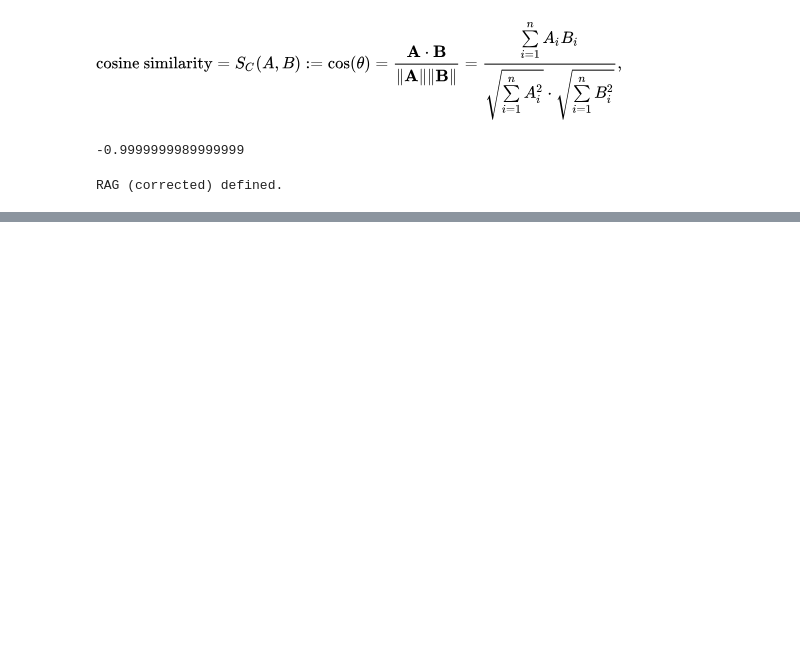
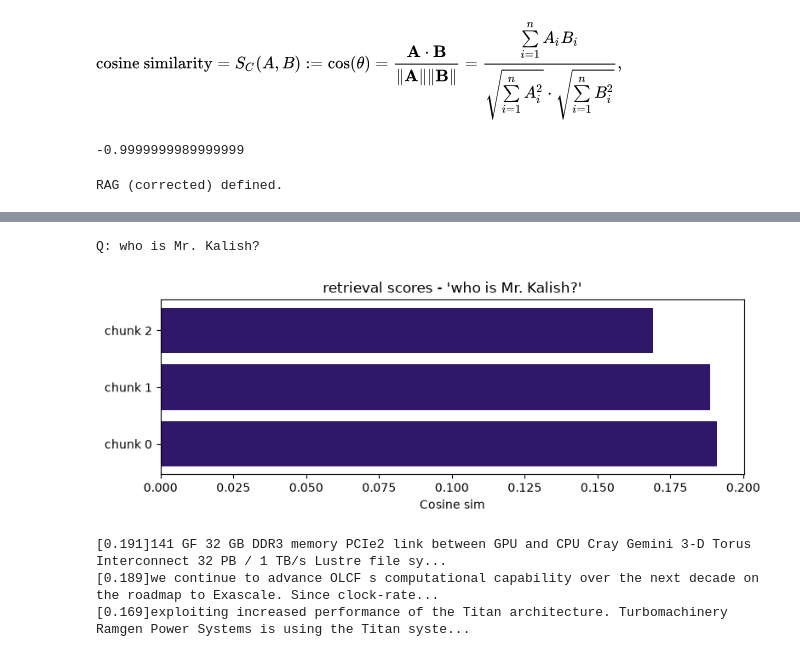
Before and after one commit to IoNiCx1/Multi-Head-attention-model, a Jupyter notebook: rag.ipynb, the cells around one changed output, grey strips where cells are left out. Saved outputs shown, nothing was run; the diff lists cells and outputs as text; code cells hidden in the pictures; blank space fills up the shorter version.

Commit message:
memory issue handled

```diff
--- a/rag.ipynb
+++ b/rag.ipynb
@@ -458,27 +474,24 @@ class RAG:
         self.lm    = lm
         self.tok   = tok
         self.store = VectorStore()
-        self._docs = []                      # fix: was self._dics
+        self._docs = []
 
     def _embed(self, text):
-        """Mean-pool token embeddings — fast retrieval proxy."""
         ids = self.tok.encode(text)[:self.lm.cfg.max_seq_len]
         return self.lm.emb.W[ids].mean(0)
 
     def add(self, text, chunk_words=50, overlap=10):
-        """Split doc into overlapping word windows; embed + index each chunk."""
         words = text.split()
         step  = max(1, chunk_words - overlap)
         for i in range(0, max(1, len(words) - chunk_words + 1), step):
             chunk = " ".join(words[i: i + chunk_words])
             self.store.add(chunk, self._embed(chunk))
-        self._docs.append(text)              # fix: was self._dics
+        self._docs.append(text)
 
     def retrieve(self, query, k=3):
         return self.store.search(self._embed(query), k)
 
     def answer(self, question, k=3, max_new=60, temperature=0.7):
-        """Retrieve top-k chunks, prepend as context, generate answer."""
         hits   = self.retrieve(question, k)
         ctx    = " | ".join(doc for doc, _ in hits)
         prompt = f"context : {ctx} question : {question} answer :"
@@ -487,18 +500,26 @@ class RAG:
         return self.tok.decode(gen[len(ids):])
 
     def train_on_docs(self, epochs=3, verbose=True):
-        """Fine-tune the LM on every indexed document (more data = better)."""
         if not self._docs:
             print("No documents added yet."); return
         T = self.lm.cfg.max_seq_len + 1
+
+        # Build the full chunk list once across ALL documents
+        all_chunks = []
+        for doc in self._docs:
+            ids = self.tok.encode(doc)
+            for s in range(0, max(1, len(ids) - T), max(1, T // 2)):
+                chunk = ids[s: s + T]
+                if len(chunk) >= 2:
+                    all_chunks.append(chunk)
+
         for ep in range(epochs):
+            # Shuffle every epoch so doc boundaries never cause regular spikes
+            np.random.shuffle(all_chunks)
             losses = []
-            for doc in self._docs:
-                ids = self.tok.encode(doc)
-                for s in range(0, max(1, len(ids) - T), max(1, T // 2)):
-                    chunk = np.array([ids[s: s + T]], dtype=np.int32)
-                    if chunk.shape[1] < 2: continue
-                    losses.append(self.lm.train_step(chunk))  # fix: was trian_step
+            for chunk in all_chunks:
+                arr = np.array([chunk], dtype=np.int32)
+                losses.append(self.lm.train_step(arr))
             if verbose and losses:
                 print(f"  epoch {ep+1}/{epochs}  loss = {np.mean(losses):.4f}")
 
@@ -684,7 +702,7 @@ class PDFLoader:
         print(f"Loaded {len(results)}/{len(pdf_files)} PDF success")
         return results
 # %%
-def build_rag(folder_path,epochs = 30,lr = 2e-2,chunk_words = 80,overlap = 15,verbose =True):
+def build_rag(folder_path,epochs = 30,lr = 3e-3,chunk_words = 80,overlap = 15,verbose =True):
 
     pdf_docs = PDFLoader.load_folder(folder_path,verbose= True)
     if not pdf_docs:
@@ -695,6 +713,10 @@ def build_rag(folder_path,epochs = 30,lr = 2e-2,chunk_words = 80,overlap = 15,ve
 
     print("////// Building vocabulary //////")
     cfg = Config()
+    cfg.num_layers = 6
+    cfg.d_model    = 2048
+    cfg.d_ff       = 8192
+    cfg.num_heads  = 8
 
     tok = Tokenizer(cfg.vocab_size)
     tok.build(texts)
@@ -702,18 +724,18 @@ def build_rag(folder_path,epochs = 30,lr = 2e-2,chunk_words = 80,overlap = 15,ve
     cfg.lr = lr
     cfg.show()
 
-    print(f"Vocanulary : {len(tok):,} unique tokens\n")
+    print(f"Vocabulary : {len(tok):,} unique tokens\n")
 
     lm = LM(cfg)
     rag = RAG(lm,tok)
 
-    print("Indexing PDF chinks into Vectorstore ........")
+    print("Indexing PDF chunks into Vectorstore ........")
     for fname,text in pdf_docs:
         before = len(rag.store)
         rag.add(text,chunk_words = chunk_words,overlap = overlap)
         added = len(rag.store) - before
         if verbose:
-            print(f"{fname} +  {added} chunks (total{len(rag.store)})")
+            print(f"{fname} +  {added} chunks (total {len(rag.store)})")
     print()
 
     print(f"Training LM on PDF Corpus({epochs} epochs) ....")
@@ -741,7 +769,7 @@ Drop your pdf files there and rerun
 rag, tok, cfg, files = build_rag(
     PDF_FOLDER,
     epochs     = 30,
-    lr         = 2e-2,
+    lr         = 3e-3,
     chunk_words= 80,
     overlap    = 15,
 )
@@ -767,9 +815,15 @@ viz.embedding_2d(rag.lm.emb.W,tok.w2i,probe_words)
 # %%
 questions = ["who is Mr. Kalish?"]
 
 for q in questions:
     hits = rag.retrieve(q,k=3)
     print(f"\nQ: {q}")
-    viz.retrieve_bar(hits,q)
+    viz.retrieval_bar(hits,q)                            # fix: was viz.retrieve_bar
     for i,(chunk,score) in enumerate(hits):
         print(f"[{score:.3f}]{chunk[:120]}...")
+# %% [output]
+Q: who is Mr. Kalish?
+[figure, added]
+[0.191]141 GF 32 GB DDR3 memory PCIe2 link between GPU and CPU Cray Gemini 3-D Torus Interconnect 32 PB / 1 TB/s Lustre file sy...
+[0.189]we continue to advance OLCF s computational capability over the next decade on the roadmap to Exascale. Since clock-rate...
+[0.169]exploiting increased performance of the Titan architecture. Turbomachinery Ramgen Power Systems is using the Titan syste...
```
Also changed, not shown: parts of 20 cells of this notebook.
